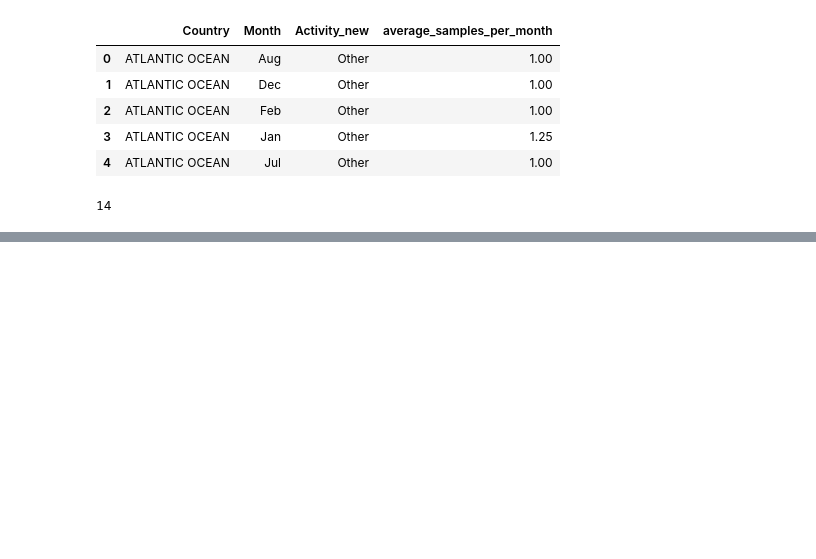
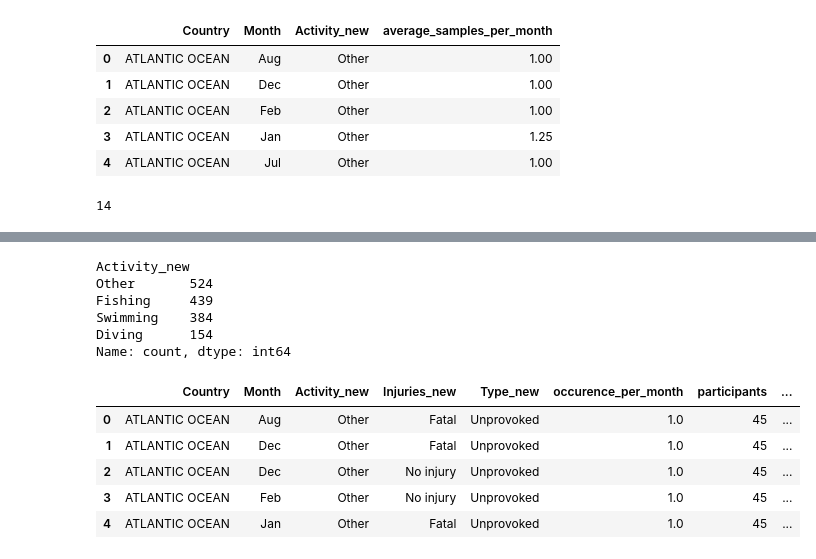
Before and after one commit to raduburtea/shark-attack, a Jupyter notebook: data_prep_and_modeling.ipynb, the cells around one changed output, grey strips where cells are left out. Drawn from its saved outputs; the diff is of its cells as text; code cells hidden in the pictures; blank space fills up the shorter version.

```diff
--- a/data_prep_and_modeling.ipynb
+++ b/data_prep_and_modeling.ipynb
@@ -807,0 +640,10 @@ dataset['Fatal (Y/N)']
+# %%
+days_in_month = {
+    'Jan': 31, 'Feb': 28, 'Mar': 31, 'Apr': 30, 'May': 31, 'Jun': 30,
+    'Jul': 31, 'Aug': 31, 'Sep': 30, 'Oct': 31, 'Nov': 30, 'Dec': 31
+}
+# %%
+dataset_with_exposure['Days_in_Month'] = dataset_with_exposure['Month'].map(days_in_month)
+# %%
+# Calculate exposure rate per day in a given month for a given activity times 100 to make it a percentage
+dataset_with_exposure['exposure_rate'] = ((dataset_with_exposure['occurence_per_month'] / dataset_with_exposure['Days_in_Month'] ) / dataset_with_exposure['participants']) * 100
@@ -807,0 +654,2 @@ dataset['Fatal (Y/N)']
+# %%
+dataset_with_exposure['exposure_rate'].fillna(0, inplace=True)
@@ -807,0 +663,19 @@ dataset['Fatal (Y/N)']
+# %%
+dataset_with_exposure['Activity_new'].value_counts()
+# %% [output]
+Activity_new
+Other       524
+Fishing     439
+Swimming    384
+Diving      154
+Name: count, dtype: int64
+# %%
+dataset_with_exposure_for_db = dataset_with_exposure.copy()
+dataset_with_exposure_for_db.drop(columns=['participants', 'Days'], inplace=True)
+# %% [output]
+|  | Country | Month | Activity_new | Injuries_new | Type_new | occurence_per_month | participants | ... |
+| 0 | ATLANTIC OCEAN | Aug | Other | Fatal | Unprovoked | 1.0 | 45 | ... |
+| 1 | ATLANTIC OCEAN | Dec | Other | Fatal | Unprovoked | 1.0 | 45 | ... |
+| 2 | ATLANTIC OCEAN | Dec | Other | No injury | Unprovoked | 1.0 | 45 | ... |
+| 3 | ATLANTIC OCEAN | Feb | Other | No injury | Unprovoked | 1.0 | 45 | ... |
+| 4 | ATLANTIC OCEAN | Jan | Other | Fatal | Unprovoked | 1.0 | 45 | ... |
```
Also changed, not shown: parts of 70 cells of this notebook.
